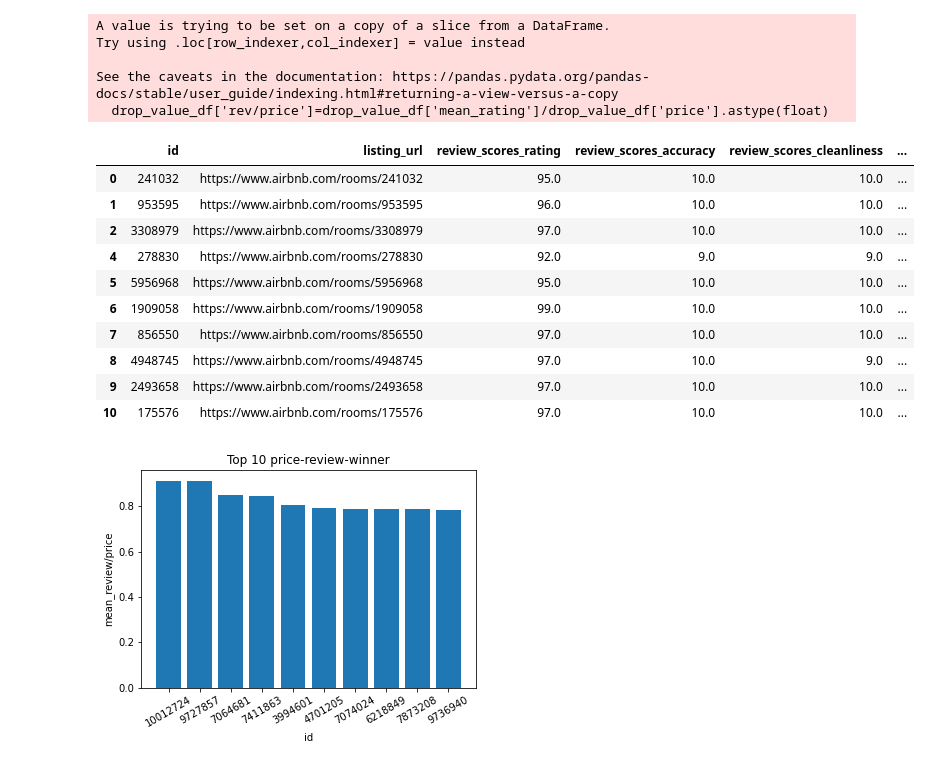
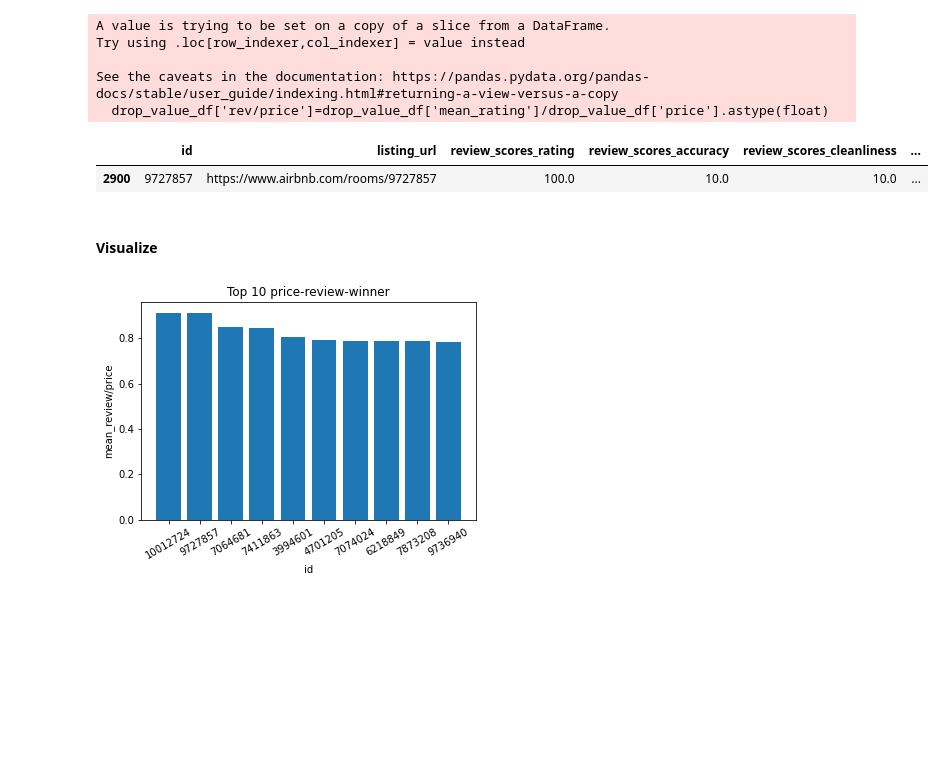
Before and after one commit to mheroth/Writing-a-Data-Scientist-Blog-Post, a Jupyter notebook: Seattle_travel_recommendation.ipynb, the cells around one changed output. Saved outputs shown, nothing was run; the diff lists cells and outputs as text; code cells hidden in the pictures; blank space fills up the shorter version.

```diff
--- a/Seattle_travel_recommendation.ipynb
+++ b/Seattle_travel_recommendation.ipynb
@@ -115,9 +138,13 @@ See the caveats in the documentation: https://pandas.pydata.org/pandas-docs/stab
   drop_value_df['mean_rating'] = drop_value_df[['review_scores_rating', 'review_scores_accuracy', 'review_scores_cleanliness', 'review_scores_checkin', 'review_scores_communication', 'review_scores_lo ...
 # %%
 # transform price from string into float values for later calculation
-drop_value_df['price'] = drop_value_df['price'].apply(lambda x : x[1:] if x.startswith("$") else x)
-drop_value_df['price'] = drop_value_df['price'].apply(lambda x :  x.replace(",", ""))
-drop_value_df['price'].astype(float)
+def price2float(pd_price):
+    pd_price = pd_price.apply(lambda x : x[1:] if x.startswith("$") else x)
+    pd_price = pd_price.apply(lambda x :  x.replace(",", ""))
+    pd_price.astype(float)
+    return pd_price
+
+drop_value_df['price'] = price2float(drop_value_df['price'])
 # %% [output]
 A value is trying to be set on a copy of a slice from a DataFrame.
 Try using .loc[row_indexer,col_indexer] = value instead
@@ -153,16 +163,10 @@ See the caveats in the documentation: https://pandas.pydata.org/pandas-docs/stab
 # %%
 # show header with new column 'rev/price'
 drop_value_df.head(10)
+drop_value_df[drop_value_df['id'] ==9727857]
 # %% [output]
 |  | id | listing_url | review_scores_rating | review_scores_accuracy | review_scores_cleanliness | ... |
-| 0 | 241032 | https://www.airbnb.com/rooms/241032 | 95.0 | 10.0 | 10.0 | ... |
-| 1 | 953595 | https://www.airbnb.com/rooms/953595 | 96.0 | 10.0 | 10.0 | ... |
-| 2 | 3308979 | https://www.airbnb.com/rooms/3308979 | 97.0 | 10.0 | 10.0 | ... |
-| 4 | 278830 | https://www.airbnb.com/rooms/278830 | 92.0 | 9.0 | 9.0 | ... |
-| 5 | 5956968 | https://www.airbnb.com/rooms/5956968 | 95.0 | 10.0 | 10.0 | ... |
-| 6 | 1909058 | https://www.airbnb.com/rooms/1909058 | 99.0 | 10.0 | 10.0 | ... |
-| 7 | 856550 | https://www.airbnb.com/rooms/856550 | 97.0 | 10.0 | 10.0 | ... |
-| 8 | 4948745 | https://www.airbnb.com/rooms/4948745 | 97.0 | 10.0 | 9.0 | ... |
-| 9 | 2493658 | https://www.airbnb.com/rooms/2493658 | 97.0 | 10.0 | 10.0 | ... |
-| 10 | 175576 | https://www.airbnb.com/rooms/175576 | 97.0 | 10.0 | 10.0 | ... |
+| 2900 | 9727857 | https://www.airbnb.com/rooms/9727857 | 100.0 | 10.0 | 10.0 | ... |
+# %% [markdown]
+#### Visualize
 # %%
```
Also changed, not shown: parts of 33 cells of this notebook.
